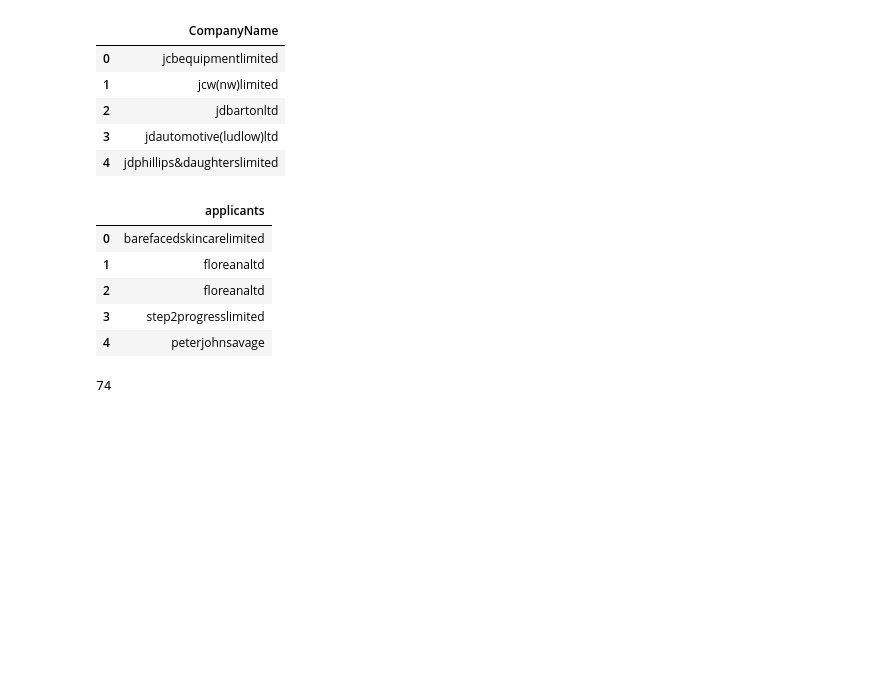
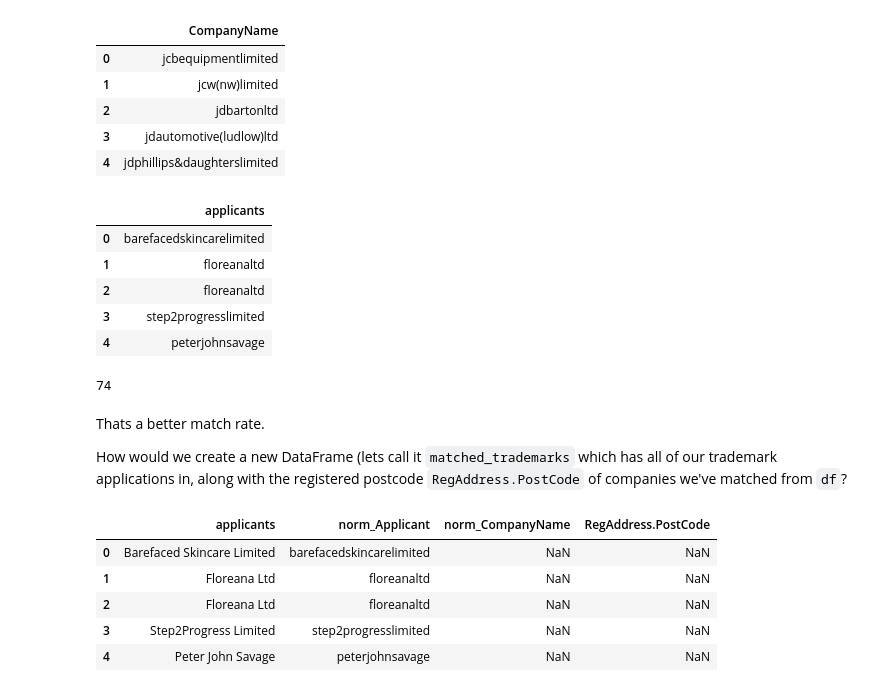
Before and after one commit to JasnaJejcic/training, a Jupyter notebook: s2ds_python/exploratory.ipynb, the cells around one changed output. Cells and saved outputs as stored; diff of their text form; code cells hidden in the pictures; blank space fills up the shorter version.

````diff
--- a/s2ds_python/exploratory.ipynb
+++ b/s2ds_python/exploratory.ipynb
@@ -752,3 +763,22 @@ pd.merge(trademarks,
          right_on='norm_CompanyName').shape[0]
 # %% [output]
 74
+# %% [markdown]
+Thats a better match rate.
+
+How would we create a new DataFrame (lets call it ```matched_trademarks``` which has all of our trademark applications in, along with the registered postcode ```RegAddress.PostCode``` of companies we've matched from ```df```?
+# %%
+matched_trademarks = pd.merge(trademarks,
+         df[['norm_CompanyName', 'RegAddress.PostCode']],
+         how='left',
+         left_on='norm_Applicant',
+         right_on='norm_CompanyName')
+# %%
+matched_trademarks.head(5)
+# %% [output]
+|  | applicants | norm_Applicant | norm_CompanyName | RegAddress.PostCode |
+| 0 | Barefaced Skincare Limited | barefacedskincarelimited | NaN | NaN |
+| 1 | Floreana Ltd | floreanaltd | NaN | NaN |
+| 2 | Floreana Ltd | floreanaltd | NaN | NaN |
+| 3 | Step2Progress Limited | step2progresslimited | NaN | NaN |
+| 4 | Peter John Savage | peterjohnsavage | NaN | NaN |
````
Also changed, not shown: parts of 52 cells of this notebook, 1 other file.
